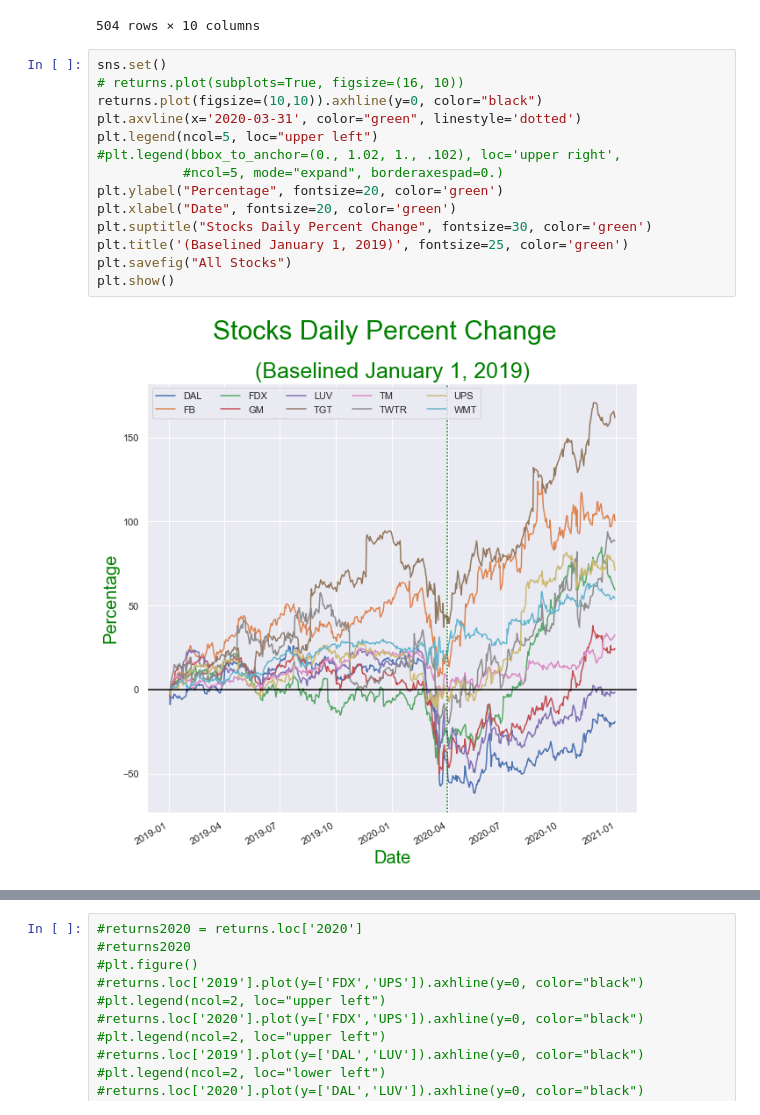
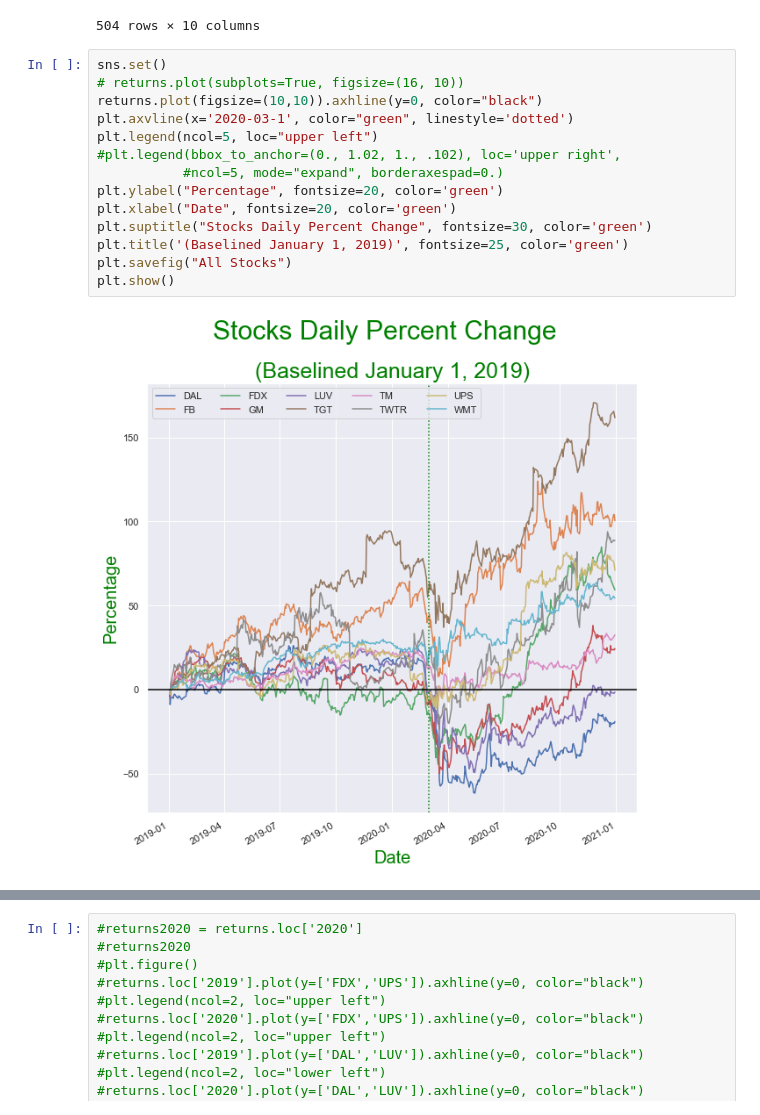
Before and after one commit to nt1983/team5-exercise, a Jupyter notebook: stockgrabber.ipynb, the cells around one changed output, grey strips where cells are left out. Saved outputs shown, nothing was run; the diff lists cells and outputs as text.

```diff
--- a/stockgrabber.ipynb
+++ b/stockgrabber.ipynb
@@ -122,19 +122,19 @@ returns
 # %%
 sns.set()
 # returns.plot(subplots=True, figsize=(16, 10))
 returns.plot(figsize=(10,10)).axhline(y=0, color="black")
-plt.axvline(x='2020-03-31', color="green", linestyle='dotted')
+plt.axvline(x='2020-03-1', color="green", linestyle='dotted')
 plt.legend(ncol=5, loc="upper left")
 #plt.legend(bbox_to_anchor=(0., 1.02, 1., .102), loc='upper right',
            #ncol=5, mode="expand", borderaxespad=0.)
 plt.ylabel("Percentage", fontsize=20, color='green')
 plt.xlabel("Date", fontsize=20, color='green')
 plt.suptitle("Stocks Daily Percent Change", fontsize=30, color='green')
 plt.title('(Baselined January 1, 2019)', fontsize=25, color='green')
 plt.savefig("All Stocks")
 plt.show()
 # %% [output]
-[figure, old version]
+[figure, new version]
 # %%
 plt.figure()
 
```
Also changed, not shown: parts of 1 cell of this notebook, 6 other files.
